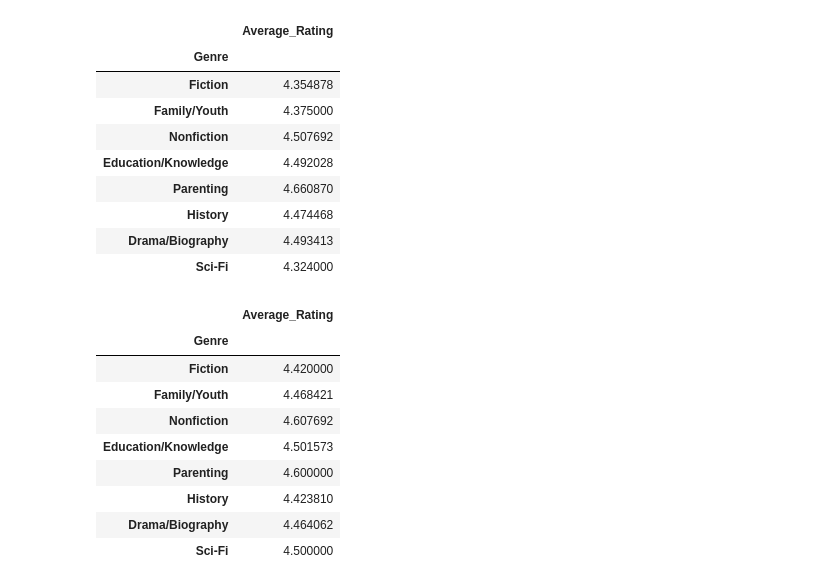
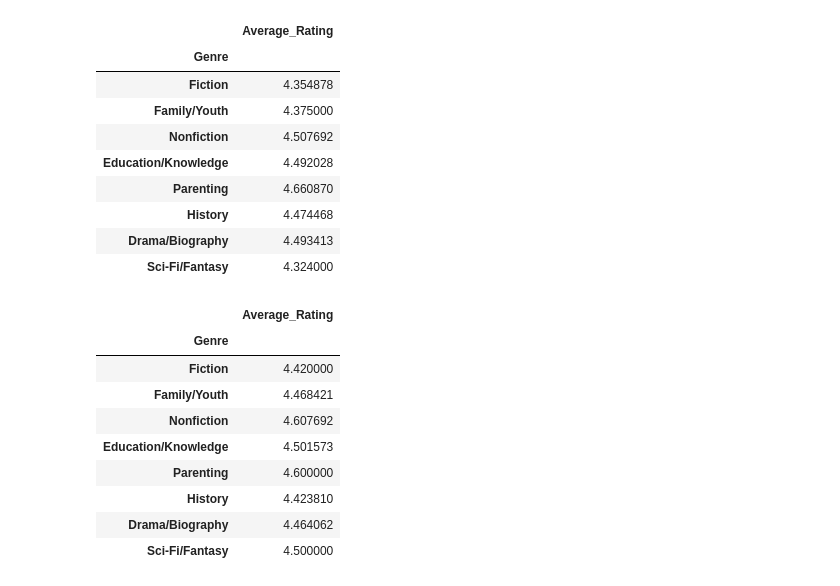
Before and after one commit to e-hdz130504/CPSC368-Phase-4, a Jupyter notebook: Q1_Visualization.ipynb, the cells around one changed output. Drawn from its saved outputs; the diff is of its cells as text; code cells hidden in the pictures.

```diff
--- a/Q1_Visualization.ipynb
+++ b/Q1_Visualization.ipynb
@@ -112,26 +112,26 @@ post_covid_data
 # %%
 #The genres are not in the same order between both tables so we have are setting them in the same order
 # as phase 3 plot
 
 index = ['Fiction', 'Family/Youth', 'Nonfiction', 'Education/Knowledge', 'Parenting',
-        'History', 'Drama/Biography', 'Sci-Fi']
+        'History', 'Drama/Biography', 'Sci-Fi/Fantasy']
 
 post_covid_data = post_covid_data.set_index('Genre').reindex(index)
 pre_covid_data = pre_covid_data.set_index('Genre').reindex(index)
 
 
 post_covid_data
 # %% [output]
 |  | Average_Rating |
 | Genre |  |
 | Fiction | 4.354878 |
 | Family/Youth | 4.375000 |
 | Nonfiction | 4.507692 |
 | Education/Knowledge | 4.492028 |
 | Parenting | 4.660870 |
 | History | 4.474468 |
 | Drama/Biography | 4.493413 |
-| Sci-Fi | 4.324000 |
+| Sci-Fi/Fantasy | 4.324000 |
 # %%
 pre_covid_data
 # %% [output]
@@ -144,7 +144,7 @@ pre_covid_data
 | Parenting | 4.600000 |
 | History | 4.423810 |
 | Drama/Biography | 4.464062 |
-| Sci-Fi | 4.500000 |
+| Sci-Fi/Fantasy | 4.500000 |
 # %%
 #Original Phase 3 plot comparison:
 #-----------------------------------------------------------------
```
Also changed, not shown: parts of 3 cells of this notebook, 1 other file.
